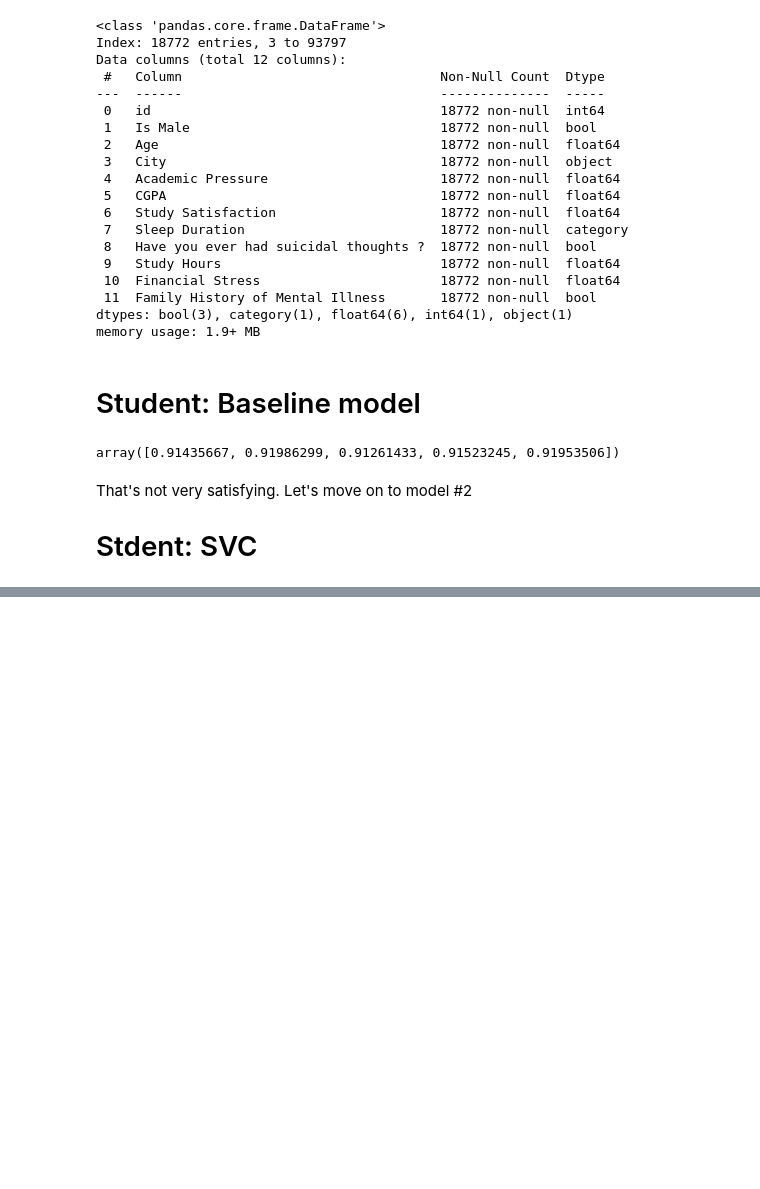
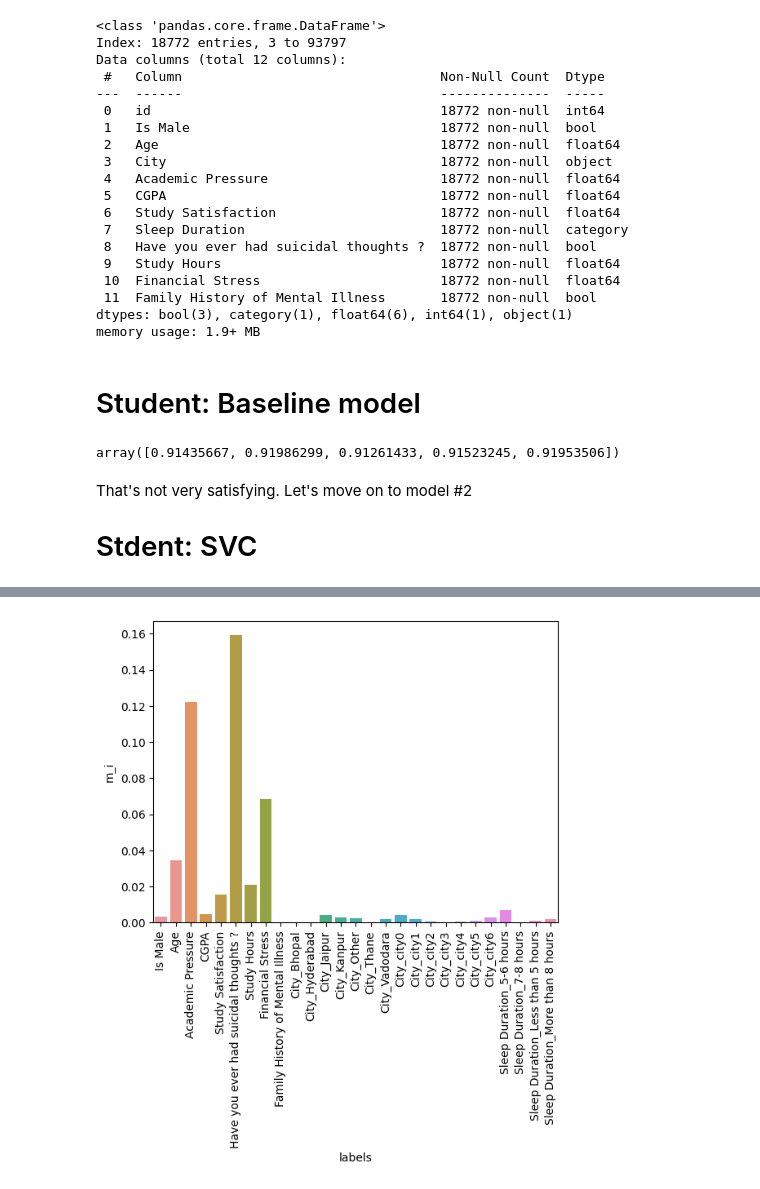
Before and after one commit to Anqi-Wang-aug/kaggle-competition-depression-prediction, a Jupyter notebook: script.ipynb, the cells around one changed output, grey strips where cells are left out. Drawn from its saved outputs; the diff is of its cells as text; code cells hidden in the pictures; blank space fills up the shorter version.

```diff
--- a/script.ipynb
+++ b/script.ipynb
@@ -2276,0 +2295,9 @@ We can conclude that SVC and logistic regression perform equally
+# %%
+from sklearn.feature_selection import mutual_info_classif
+
+mutual_classif = mutual_info_classif(student_tr, y)
+mutual_classif = pd.DataFrame({'labels': student_tr.columns, 'm_i': mutual_classif})
+sns.barplot(mutual_classif, x = 'labels', y = 'm_i')
+_ = plt.xticks(rotation=90)
+# %% [output]
+[figure, added]
```
Also changed, not shown: parts of 5 cells of this notebook.
